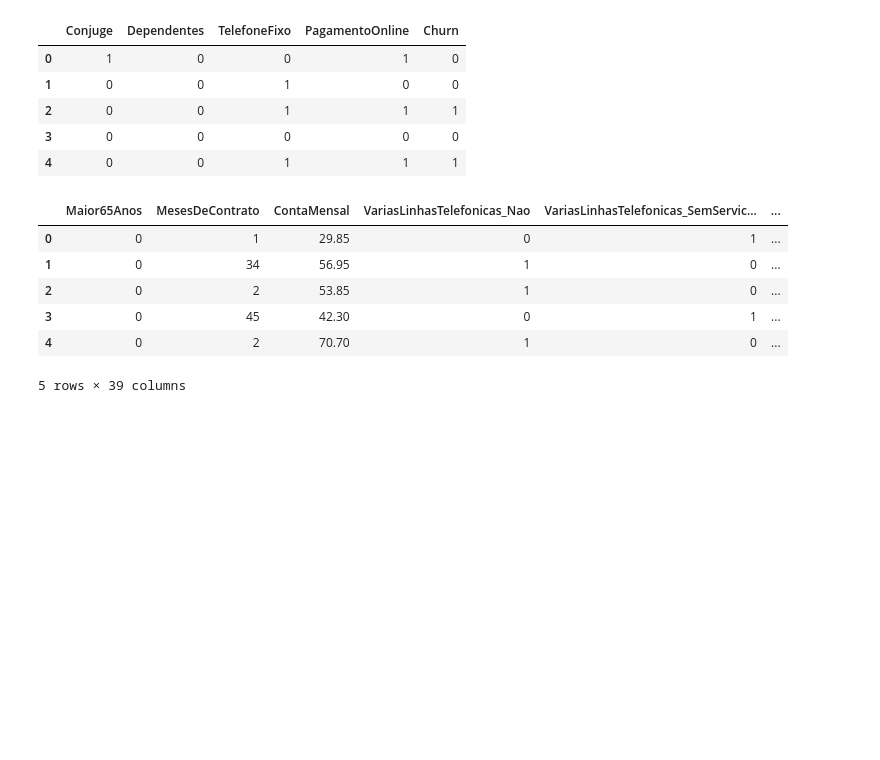
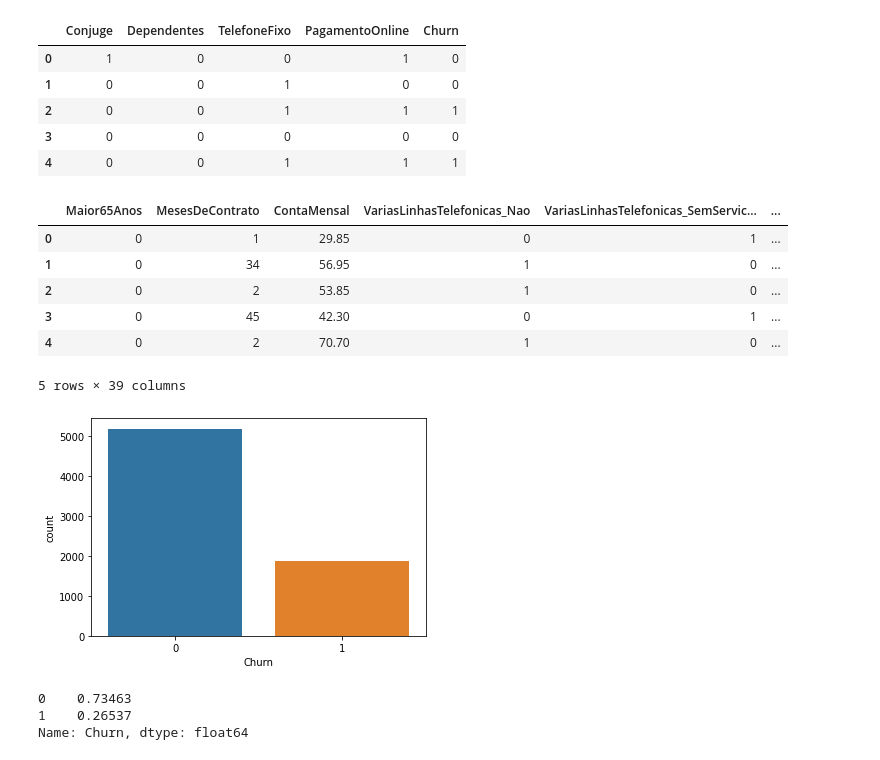
Before and after one commit to beamaia/alura_machine_learning_advanced, a Jupyter notebook: ml_por_tras_dos_panos/churn_project.ipynb, the cells around one changed output. Drawn from its saved outputs; the diff is of its cells as text; code cells hidden in the pictures; blank space fills up the shorter version.

```diff
--- a/ml_por_tras_dos_panos/churn_project.ipynb
+++ b/ml_por_tras_dos_panos/churn_project.ipynb
@@ -91,3 +100,15 @@ df_final.head()
 | 3 | 0 | 45 | 42.30 | 0 | 1 | ... |
 | 4 | 0 | 2 | 70.70 | 1 | 0 | ... |
 5 rows × 39 columns
+# %%
+%matplotlib inline
+
+ax = sns.countplot(x='Churn', data=df_final)
+# %% [output]
+[figure, added]
+# %%
+df_final['Churn'].value_counts(normalize=True)
+# %% [output]
+0    0.73463
+1    0.26537
+Name: Churn, dtype: float64
```
Also changed, not shown: parts of 21 cells of this notebook.
